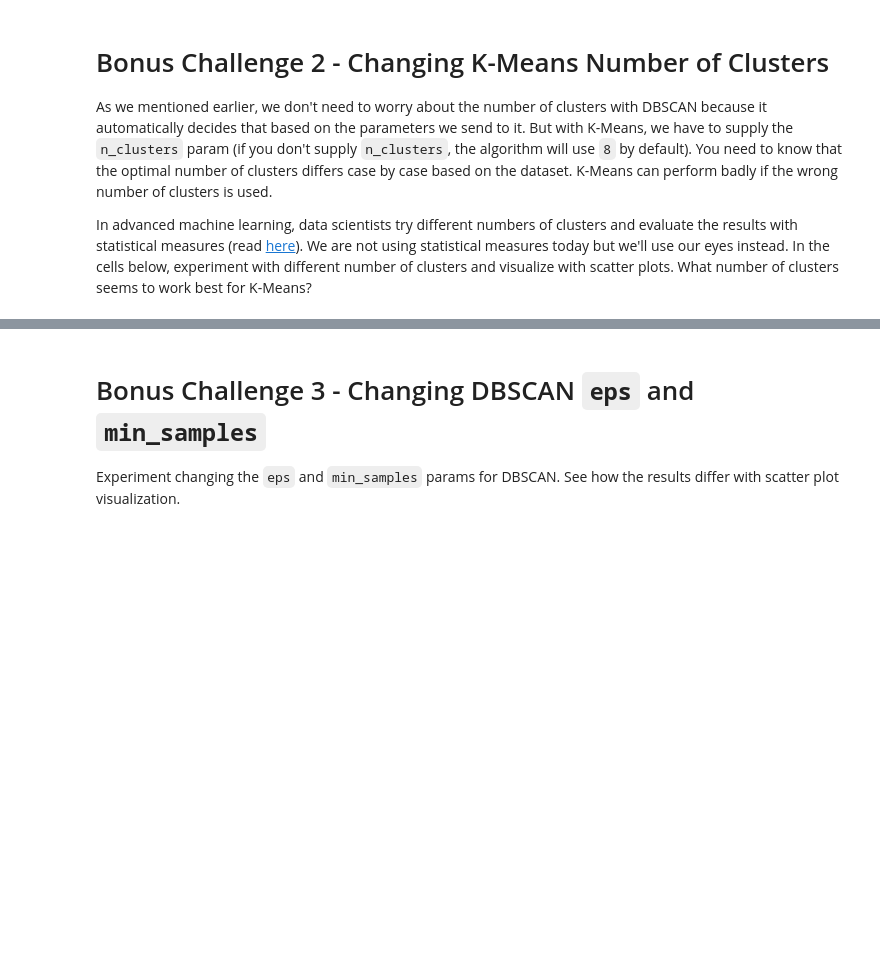
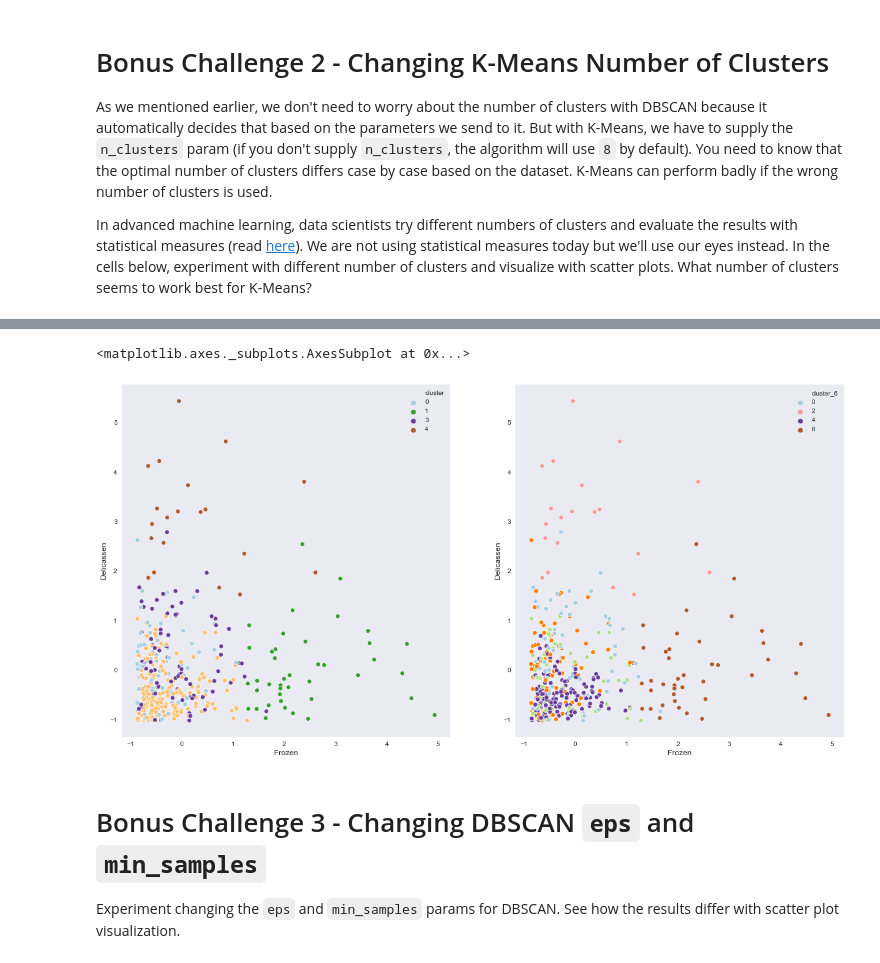
Before and after one commit to ta-data-bcn/lab-unsupervised-learning, a Jupyter notebook: your-code/main_UL_1.ipynb, the cells around one changed output, grey strips where cells are left out. Saved outputs shown, nothing was run; the diff lists cells and outputs as text; code cells hidden in the pictures; blank space fills up the shorter version.

```diff
--- a/your-code/main_UL_1.ipynb
+++ b/your-code/main_UL_1.ipynb
@@ -591,3 +624,11 @@ In advanced machine learning, data scientists try different numbers of clusters
+# %%
+# Your code here:
+fig, ax = plt.subplots(1,2,figsize=(20,10))
+sns.scatterplot(cust_scale_2.Frozen, cust_scale_2.Delicassen,hue= cust_scale_2.cluster, ax=ax[0], palette="Paired")
+sns.scatterplot(cust_scale_2.Frozen, cust_scale_2.Delicassen,hue= cust_scale_2.cluster_6, ax=ax[1], palette="Paired")
+# %% [output]
+<matplotlib.axes._subplots.AxesSubplot at 0x...>
+[figure, added]
 # %%
 # Your comment here
 # %% [markdown]
```
Also changed, not shown: parts of 13 cells of this notebook.
